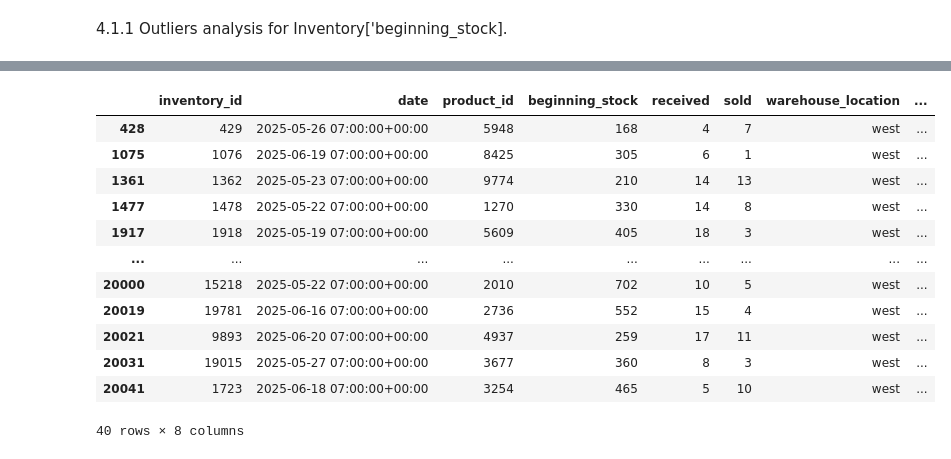
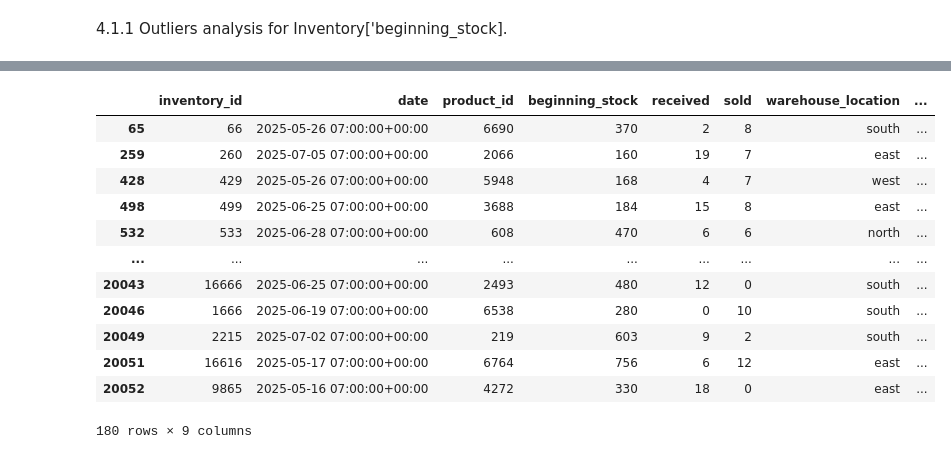
Before and after one commit to LuisPastranaLemus/P_20250706_Grocery_Store, a Jupyter notebook: notebooks/02_feature_engineering.ipynb, the cells around one changed output, grey strips where cells are left out. Cells and saved outputs as stored; diff of their text form; code cells hidden in the pictures.

```diff
--- a/notebooks/02_feature_engineering.ipynb
+++ b/notebooks/02_feature_engineering.ipynb
@@ -148,18 +110,0 @@ df_inventory_east_stock
-# %%
-mask = (df_inventory_clean['warehouse_location'] == 'west') & (df_inventory_clean['beginning_stock'] > 152.500)
-df_inventory_west_stock = df_inventory_clean.loc[mask, :]
-df_inventory_west_stock
-# %% [output]
-|  | inventory_id | date | product_id | beginning_stock | received | sold | warehouse_location | ... |
-| 428 | 429 | 2025-05-26 07:00:00+00:00 | 5948 | 168 | 4 | 7 | west | ... |
-| 1075 | 1076 | 2025-06-19 07:00:00+00:00 | 8425 | 305 | 6 | 1 | west | ... |
-| 1361 | 1362 | 2025-05-23 07:00:00+00:00 | 9774 | 210 | 14 | 13 | west | ... |
-| 1477 | 1478 | 2025-05-22 07:00:00+00:00 | 1270 | 330 | 14 | 8 | west | ... |
-| 1917 | 1918 | 2025-05-19 07:00:00+00:00 | 5609 | 405 | 18 | 3 | west | ... |
-| ... | ... | ... | ... | ... | ... | ... | ... | ... |
-| 20000 | 15218 | 2025-05-22 07:00:00+00:00 | 2010 | 702 | 10 | 5 | west | ... |
-| 20019 | 19781 | 2025-06-16 07:00:00+00:00 | 2736 | 552 | 15 | 4 | west | ... |
-| 20021 | 9893 | 2025-06-20 07:00:00+00:00 | 4937 | 259 | 17 | 11 | west | ... |
-| 20031 | 19015 | 2025-05-27 07:00:00+00:00 | 3677 | 360 | 8 | 3 | west | ... |
-| 20041 | 1723 | 2025-06-18 07:00:00+00:00 | 3254 | 465 | 5 | 10 | west | ... |
-40 rows × 8 columns
@@ -167,0 +111,20 @@ df_inventory_west_stock
+# %%
+df_inventory_stock = df_inventory_stock.copy()
+df_inventory_stock['stock_error'] = (df_inventory_stock['beginning_stock'] != (df_inventory_stock['ending_stock'] -
+                                                                               df_inventory_stock['received'] +
+                                                                               df_inventory_stock['sold']))
+df_inventory_stock
+# %% [output]
+|  | inventory_id | date | product_id | beginning_stock | received | sold | warehouse_location | ... |
+| 65 | 66 | 2025-05-26 07:00:00+00:00 | 6690 | 370 | 2 | 8 | south | ... |
+| 259 | 260 | 2025-07-05 07:00:00+00:00 | 2066 | 160 | 19 | 7 | east | ... |
+| 428 | 429 | 2025-05-26 07:00:00+00:00 | 5948 | 168 | 4 | 7 | west | ... |
+| 498 | 499 | 2025-06-25 07:00:00+00:00 | 3688 | 184 | 15 | 8 | east | ... |
+| 532 | 533 | 2025-06-28 07:00:00+00:00 | 608 | 470 | 6 | 6 | north | ... |
+| ... | ... | ... | ... | ... | ... | ... | ... | ... |
+| 20043 | 16666 | 2025-06-25 07:00:00+00:00 | 2493 | 480 | 12 | 0 | south | ... |
+| 20046 | 1666 | 2025-06-19 07:00:00+00:00 | 6538 | 280 | 0 | 10 | south | ... |
+| 20049 | 2215 | 2025-07-02 07:00:00+00:00 | 219 | 603 | 9 | 2 | south | ... |
+| 20051 | 16616 | 2025-05-17 07:00:00+00:00 | 6764 | 756 | 6 | 12 | east | ... |
+| 20052 | 9865 | 2025-05-16 07:00:00+00:00 | 4272 | 330 | 18 | 0 | east | ... |
+180 rows × 9 columns
```
Also changed, not shown: parts of 7 cells of this notebook, 5 other files.
